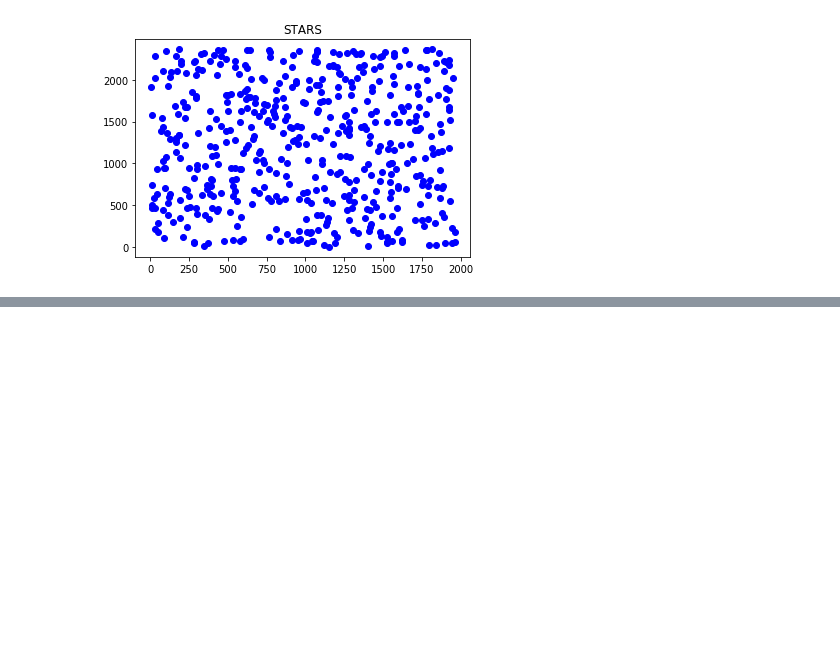
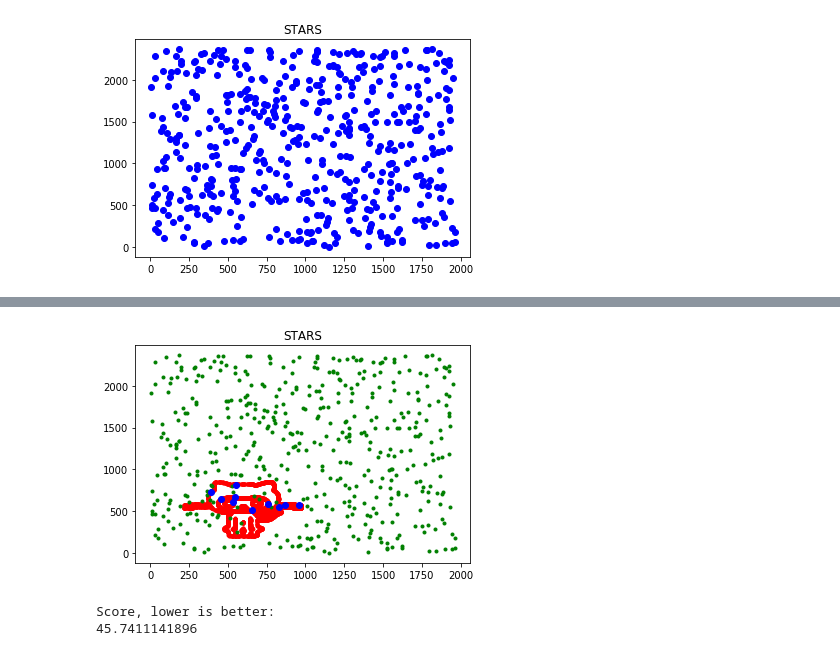
Before and after one commit to fliptanedo/StarCat, a Jupyter notebook: StarCat v.2.ipynb, the cells around one changed output, grey strips where cells are left out. Saved outputs shown, nothing was run; the diff lists cells and outputs as text; code cells hidden in the pictures; blank space fills up the shorter version.

```diff
--- a/StarCat v.2.ipynb
+++ b/StarCat v.2.ipynb
@@ -215,0 +234,43 @@ for i in op:
+# %%
+# So this isn't terribly efficient.
+# Limiting factor is the number of stars, need to reduce to a window
+
+def starSubset(starx, stary, minx, maxx, miny, maxy):
+    subx=[]
+    suby=[]
+    for i in range(np.array(starx).size):
+        if (starx[i]>minx) and (starx[i]<maxx) and (stary[i]>miny) and (stary[i]<maxy):
+            subx.append(starx[i])
+            suby.append(stary[i])
+    return subx, suby
+
+# starSubset(starx, stary, 1, 500, 1, 500)
+# %%
+# test values for shifting the cat
+shiftx = 200
+shifty = 200
+linexxs = np.array(linexx) + shiftx
+lineyys = np.array(lineyy) + shifty
+
+starxs, starys = starSubset(starx, stary, shiftx, shiftx+ImageLENGTH, shifty, shiftx+ImageHEIGHT)
+best00s = get_N_from_skeleton(starxs, starys, linexxs, lineyys, 10)
+best00xs = []
+best00ys = []
+for match in best00s[0]:
+    best00xs.append(match[0])
+    best00ys.append(match[1])
+# %%
+plt.title("STARS")
+# plt.imshow(trim_edgecat, cmap=plt.cm.gray)
+plt.plot(np.array(linexxs), np.array(lineyys), 'r.')
+# plt.imshow(image)
+# use this imshow to plot "right-size up"
+plt.plot(np.array(starx), np.array(stary), 'g.')
+plt.plot(best00xs, best00ys, 'bo')
+plt.show()
+print("Score, lower is better:")
+print(best00s[1])
+# %% [output]
+[figure, added]
+Score, lower is better:
+45.7411141896
```
Also changed, not shown: parts of 8 cells of this notebook.
